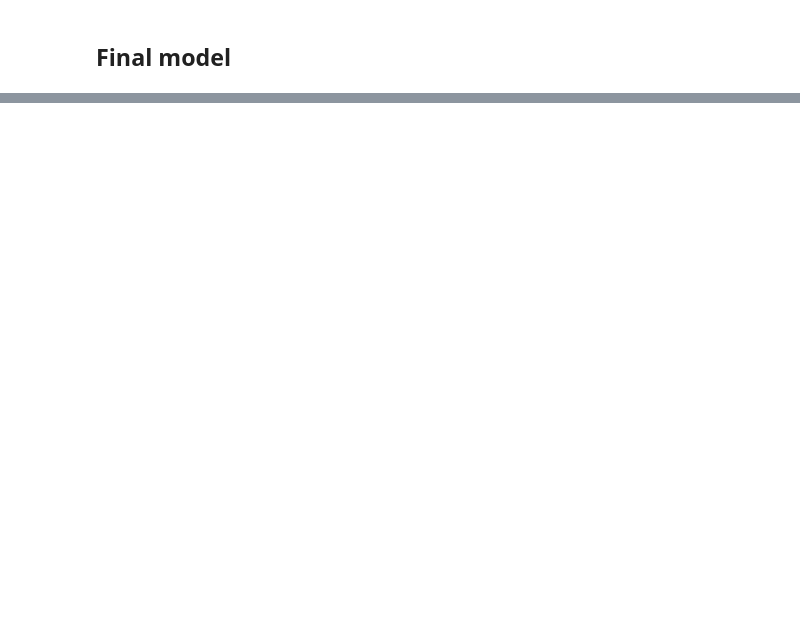
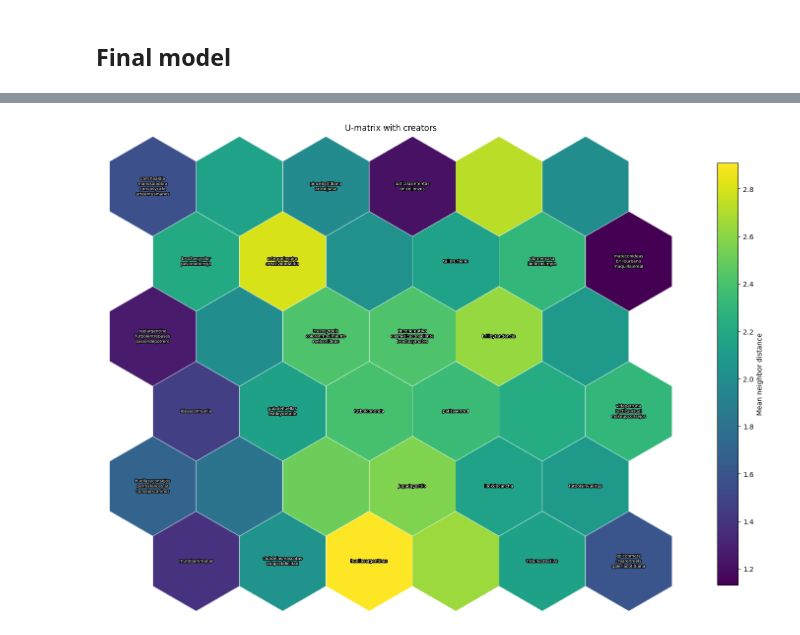
Before and after one commit to MarekMatrix/72.27-Delivery-4, a Jupyter notebook: notebooks/kohonen_tuning.ipynb, the cells around one changed output, grey strips where cells are left out. Drawn from its saved outputs; the diff is of its cells as text; code cells hidden in the pictures; blank space fills up the shorter version.

```diff
--- a/notebooks/kohonen_tuning.ipynb
+++ b/notebooks/kohonen_tuning.ipynb
@@ -97,2 +207,13 @@ visualize_u_matrix(u_matrix, grid_type=grid_type)
+# %%
+names = pd.read_csv(project_dir / "data" / "creadores.csv")["name"].tolist()
+cell_names = {}
+for name, (i, j) in zip(names, bmu_indices):
+    cell_names.setdefault((int(i), int(j)), []).append(name.lstrip("@"))
+labels = {cell: "\n".join(v) for cell, v in cell_names.items()}
+
+plot_som_grid(u_matrix, grid_type=grid_type, title="U-matrix with creators",
+              colorbar_label="Mean neighbor distance", labels=labels, figsize=(15, 11))
+# %% [output]
+[figure, added]
 # %%
 plt.figure(figsize=(7, 6))
```
Also changed, not shown: parts of 16 cells of this notebook, 2 other files.
